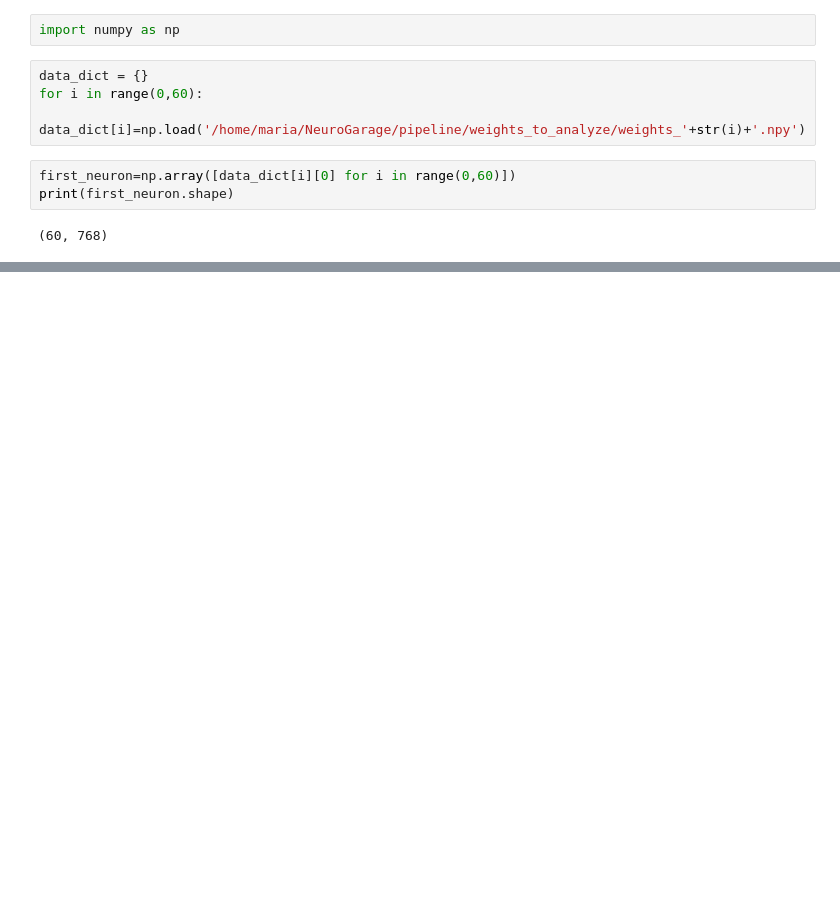
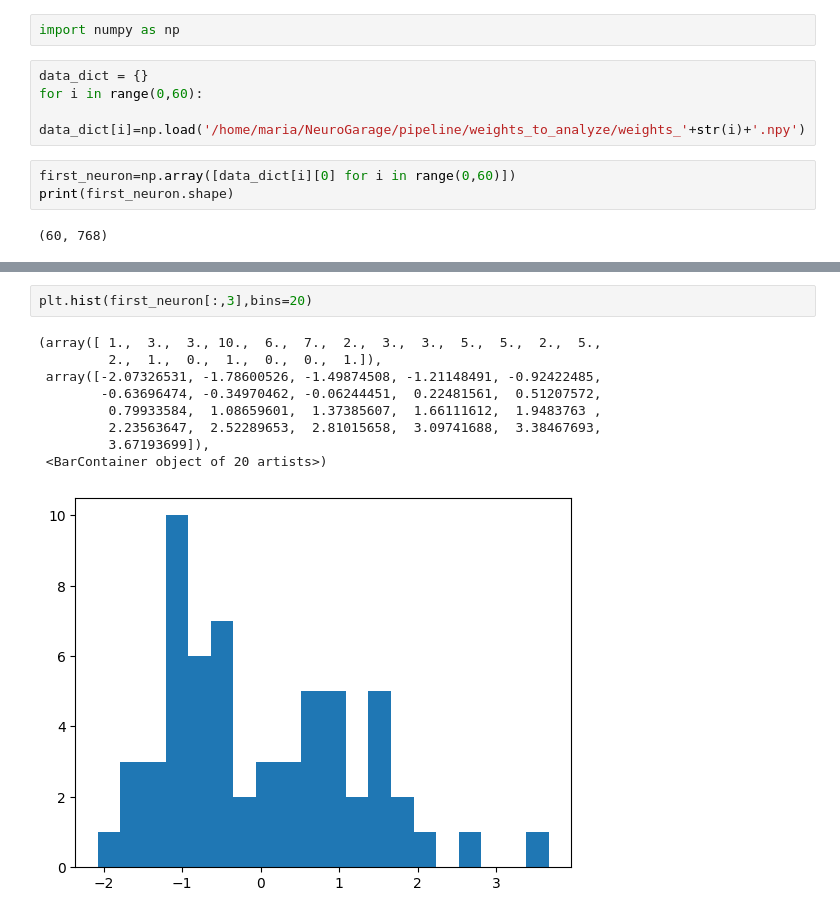
Before and after one commit to mariakesa/NeuroGarage, a Jupyter notebook: pipeline/vector_analysis.ipynb, the cells around one changed output, grey strips where cells are left out. Saved outputs shown, nothing was run; the diff lists cells and outputs as text; blank space fills up the shorter version.

```diff
--- a/pipeline/vector_analysis.ipynb
+++ b/pipeline/vector_analysis.ipynb
@@ -18,0 +19,12 @@ plt.plot(np.var(first_neuron, axis=0)/np.mean(first_neuron, axis=0))
+# %%
+plt.hist(first_neuron[:,3],bins=20)
+# %% [output]
+(array([ 1.,  3.,  3., 10.,  6.,  7.,  2.,  3.,  3.,  5.,  5.,  2.,  5.,
+         2.,  1.,  0.,  1.,  0.,  0.,  1.]),
+ array([-2.07326531, -1.78600526, -1.49874508, -1.21148491, -0.92422485,
+        -0.63696474, -0.34970462, -0.06244451,  0.22481561,  0.51207572,
+         0.79933584,  1.08659601,  1.37385607,  1.66111612,  1.9483763 ,
+         2.23563647,  2.52289653,  2.81015658,  3.09741688,  3.38467693,
+         3.67193699]),
+ <BarContainer object of 20 artists>)
+[figure, added]
```
Also changed, not shown: parts of 2 cells of this notebook.
